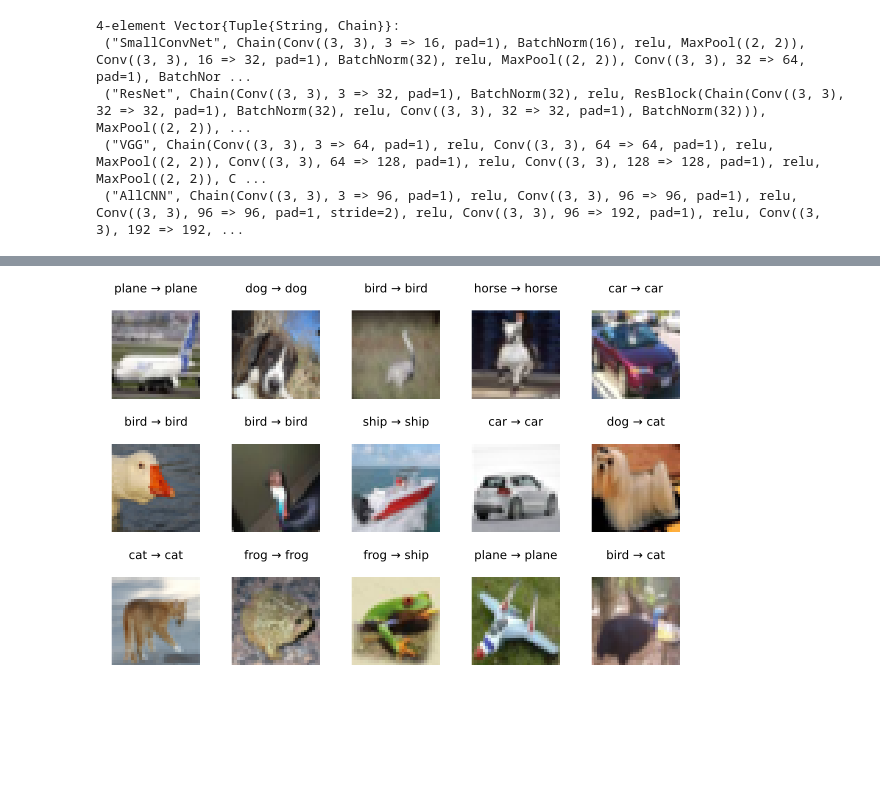
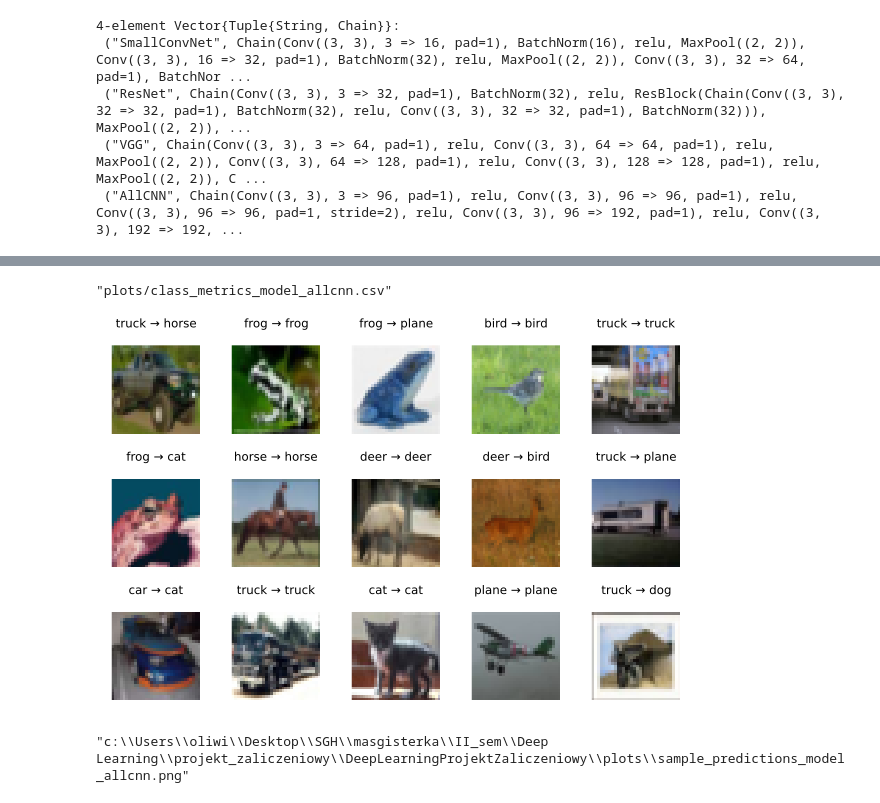
Before and after one commit to oliwia-wilczewska/DeepLearningProjektZaliczeniowy, a Jupyter notebook: model_evaluation.ipynb, the cells around one changed output, grey strips where cells are left out. Saved outputs shown, nothing was run; the diff lists cells and outputs as text; code cells hidden in the pictures; blank space fills up the shorter version.

Commit message:
folder with plots

```diff
--- a/model_evaluation.ipynb
+++ b/model_evaluation.ipynb
@@ -331,0 +337,19 @@ accuracy_batched (generic function with 1 method)
+# %%
+using StatsPlots
+
+# 1) Przygotuj prawdziwe etykiety pod nową zmienną
+true_labels = Flux.onecold(Y_test, 0:9)
+
+# 2) Funkcja do batched predykcji
+function batched_preds(model, X; batchsize=256)
+    N = size(X, 4)
+    allp = Vector{Int}()
+    for i in 1:batchsize:N
+        j = min(i+batchsize-1, N)
+        xb = X[:,:,:, i:j]
+        ŷ = cpu(model(xb))
+        p  = Flux.onecold(ŷ, 0:9)
+        append!(allp, p)
+    end
+    return allp
+end
@@ -409,24 +619,32 @@ WARNING: using DataFrames.flatten in module Main conflicts with an existing iden
+# %%
+using CSV
+mkpath("plots")
+CSV.write("plots/class_metrics_model_allcnn.csv", df)
+# %% [output]
+"plots/class_metrics_model_allcnn.csv"
 # %%
 using Images, ImageShow, Plots
 
-preds = Flux.onecold(model_small_convnet(X_test), 0:9)
+preds = batched_preds(model_allcnn, X_test; batchsize=256)
 trues = Flux.onecold(Y_test,      0:9)
 
 function show_predictions(X, trues, preds; n=10)
     idxs = rand(1:size(X,4), n)
     cols = min(n,5); rows = ceil(Int,n/cols)
     plt = plot(layout=(rows,cols), margin=2Plots.mm, xticks=false, yticks=false)
     for (i,j) in enumerate(idxs)
         raw = X[:,:,:,j] |> cpu
         chw = permutedims(raw, (3,2,1))
         img = collect(colorview(RGB, chw))
         title = "$(classes[trues[j]+1]) → $(classes[preds[j]+1])"
         plot!(plt[i], img, seriestype=:heatmap,
               aspect_ratio=1, axis=false, title=title, titlefontsize=8)
     end
     display(plt)
 end
 
 show_predictions(X_test, trues, preds; n=15)
+savefig("plots/sample_predictions_model_allcnn.png")
 # %% [output]
-[figure, old version]
+[figure, new version]
+"c:\\Users\\oliwi\\Desktop\\SGH\\masgisterka\\II_sem\\Deep Learning\\projekt_zaliczeniowy\\DeepLearningProjektZaliczeniowy\\plots\\sample_predictions_model_allcnn.png"
```
Also changed, not shown: parts of 21 cells of this notebook, 30 other files.
